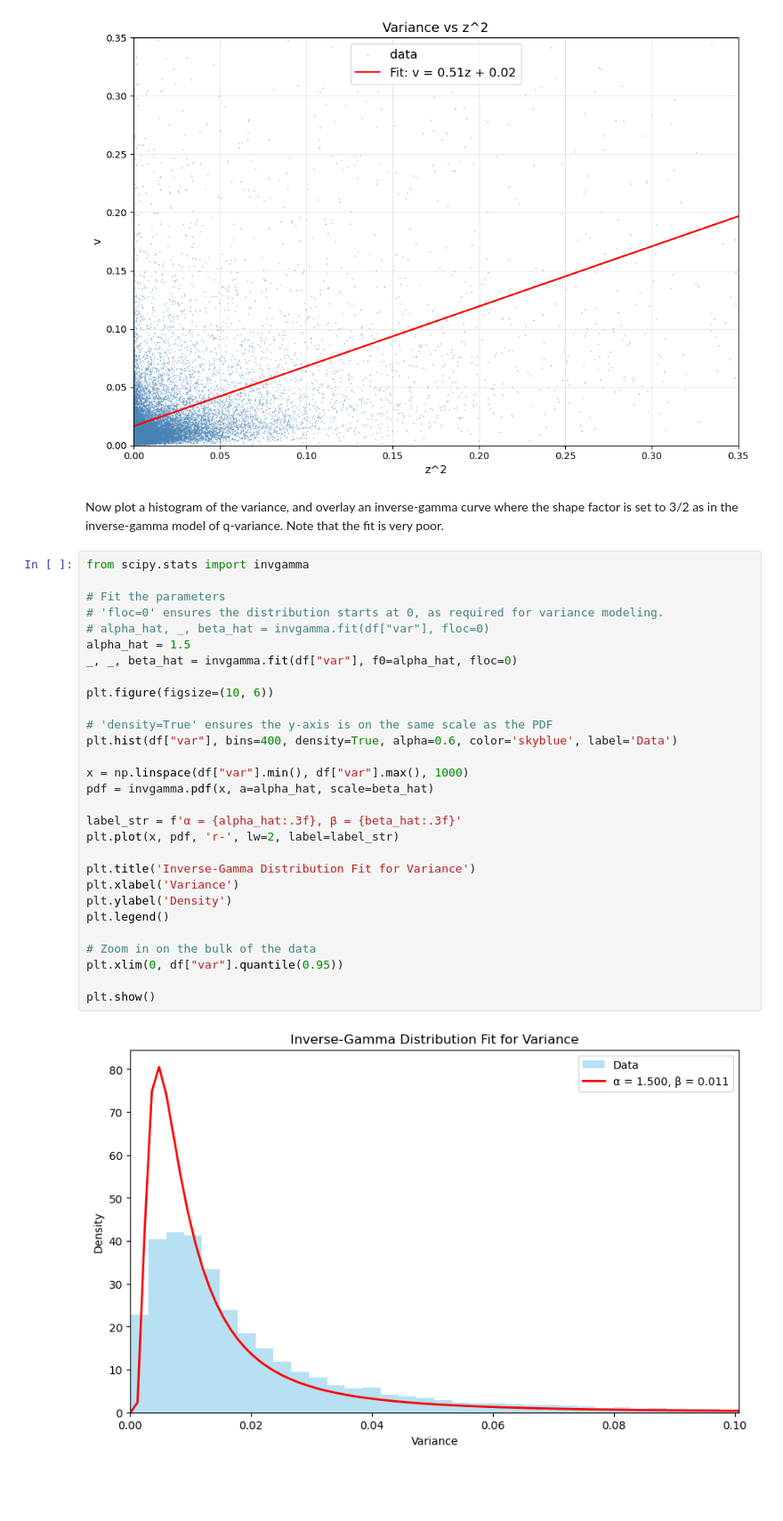
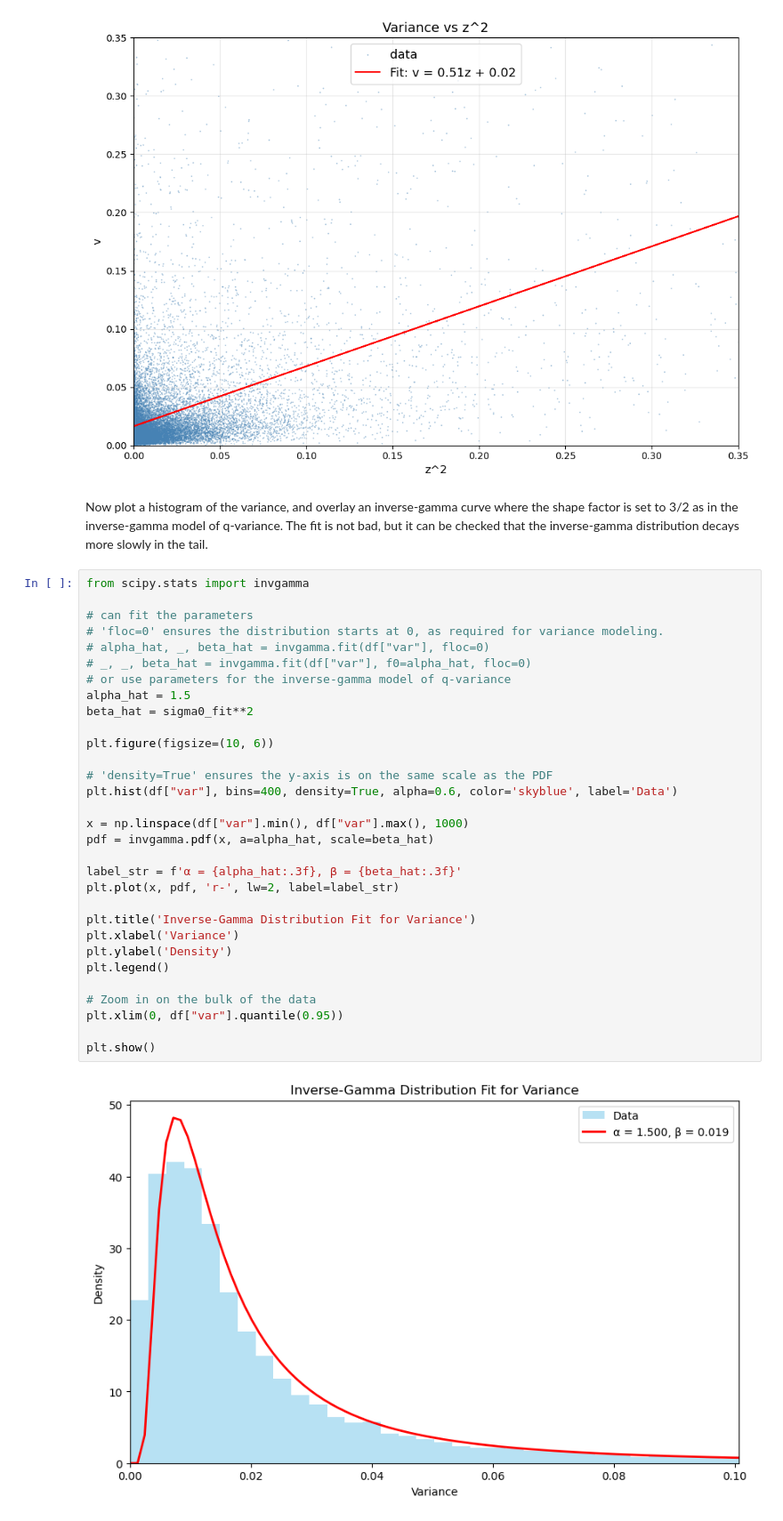
Before and after one commit to q-variance/challenge, a Jupyter notebook: notebooks/plotqvariance.ipynb, the cells around one changed output. Shown at 89% size. Cells and saved outputs as stored; diff of their text form; blank space fills up the shorter version.

```diff
--- a/notebooks/plotqvariance.ipynb
+++ b/notebooks/plotqvariance.ipynb
@@ -225,35 +225,37 @@ Intercept: 0.0165
 $R^2$: 0.1639
 [figure]
 # %% [markdown]
-Now plot a histogram of the variance, and overlay an inverse-gamma curve where the shape factor is set to 3/2 as in the inverse-gamma model of q-variance. Note that the fit is very poor.
+Now plot a histogram of the variance, and overlay an inverse-gamma curve where the shape factor is set to 3/2 as in the inverse-gamma model of q-variance. The fit is not bad, but it can be checked that the inverse-gamma distribution decays more slowly in the tail.
 # %%
 from scipy.stats import invgamma
 
-# Fit the parameters
+# can fit the parameters
 # 'floc=0' ensures the distribution starts at 0, as required for variance modeling.
 # alpha_hat, _, beta_hat = invgamma.fit(df["var"], floc=0)
+# _, _, beta_hat = invgamma.fit(df["var"], f0=alpha_hat, floc=0)
+# or use parameters for the inverse-gamma model of q-variance
 alpha_hat = 1.5
-_, _, beta_hat = invgamma.fit(df["var"], f0=alpha_hat, floc=0)
+beta_hat = sigma0_fit**2
 
 plt.figure(figsize=(10, 6))
 
 # 'density=True' ensures the y-axis is on the same scale as the PDF
 plt.hist(df["var"], bins=400, density=True, alpha=0.6, color='skyblue', label='Data')
 
 x = np.linspace(df["var"].min(), df["var"].max(), 1000)
 pdf = invgamma.pdf(x, a=alpha_hat, scale=beta_hat)
 
 label_str = f'α = {alpha_hat:.3f}, β = {beta_hat:.3f}'
 plt.plot(x, pdf, 'r-', lw=2, label=label_str)
 
 plt.title('Inverse-Gamma Distribution Fit for Variance')
 plt.xlabel('Variance')
 plt.ylabel('Density')
 plt.legend()
 
 # Zoom in on the bulk of the data
 plt.xlim(0, df["var"].quantile(0.95))
 
 plt.show()
 # %% [output]
-[figure, old version]
+[figure, new version]
```
